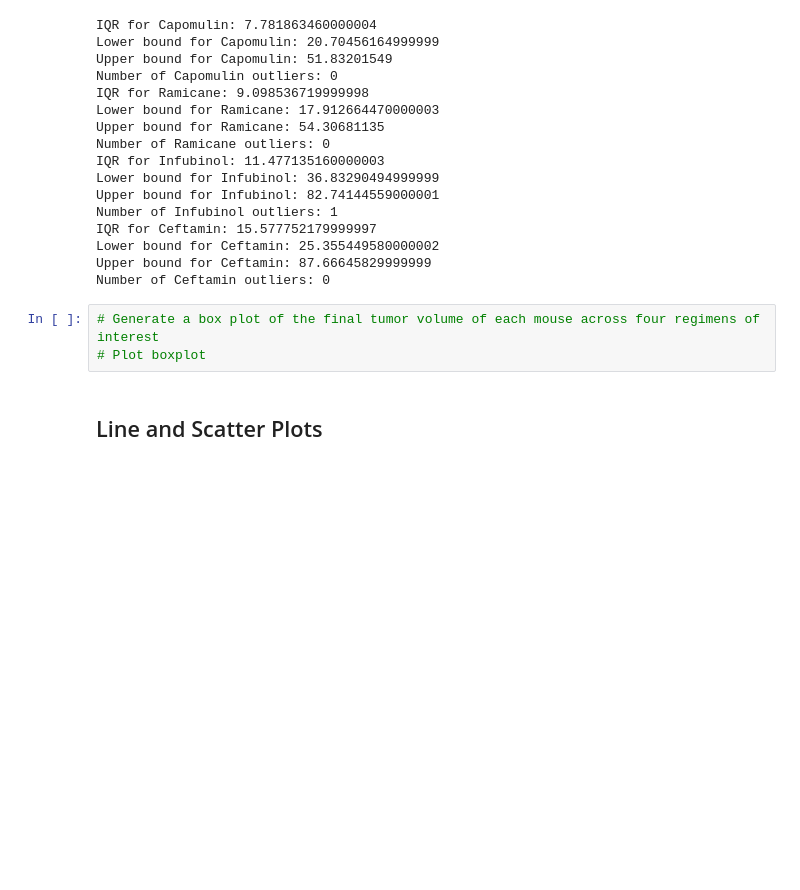
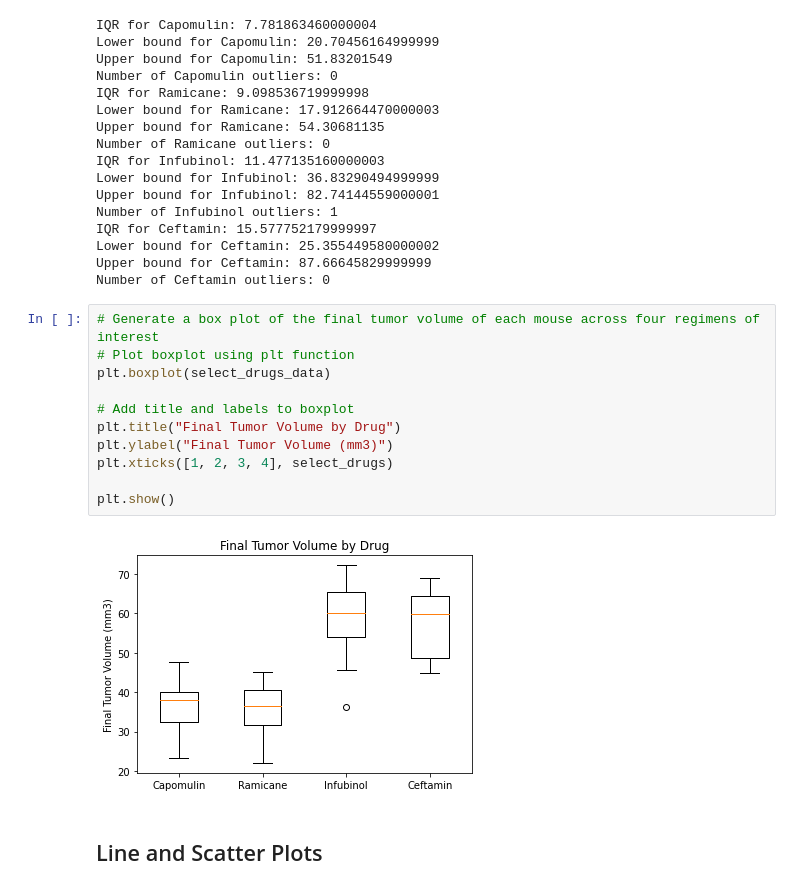
Before and after one commit to NoahLeVoir/Matplotlib-Challenge, a Jupyter notebook: Pymaceuticals/pymaceuticals.ipynb, the cells around one changed output. Cells and saved outputs as stored; diff of their text form; blank space fills up the shorter version.

Commit message:
Generated box plot using Matplotlib function

```diff
--- a/Pymaceuticals/pymaceuticals.ipynb
+++ b/Pymaceuticals/pymaceuticals.ipynb
@@ -382,7 +382,17 @@ Upper bound for Ceftamin: 87.66645829999999
 Number of Ceftamin outliers: 0
 # %%
 # Generate a box plot of the final tumor volume of each mouse across four regimens of interest
-# Plot boxplot
+# Plot boxplot using plt function
+plt.boxplot(select_drugs_data)
+
+# Add title and labels to boxplot
+plt.title("Final Tumor Volume by Drug")
+plt.ylabel("Final Tumor Volume (mm3)")
+plt.xticks([1, 2, 3, 4], select_drugs)
+
+plt.show()
+# %% [output]
+[figure, added]
 # %% [markdown]
 ## Line and Scatter Plots
 # %%
```
